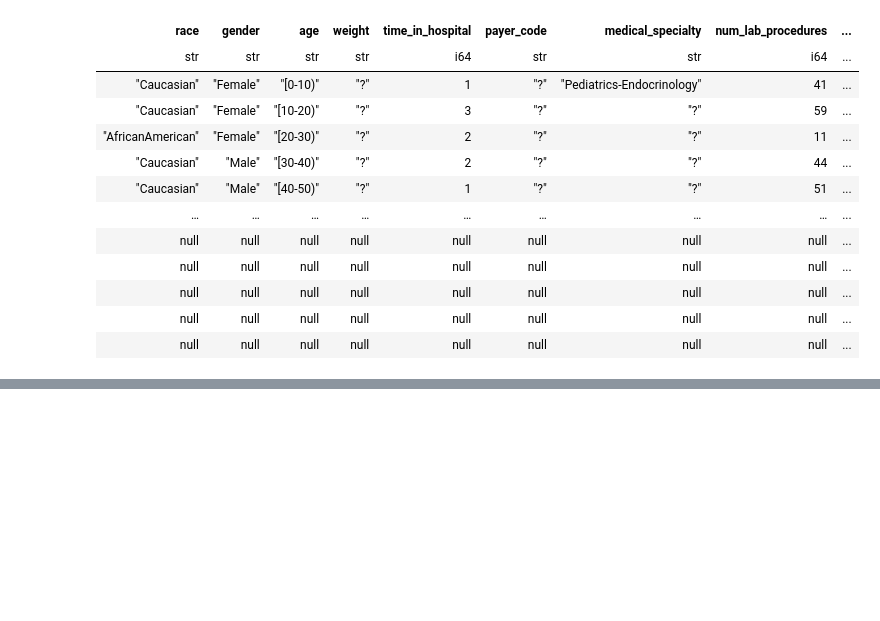
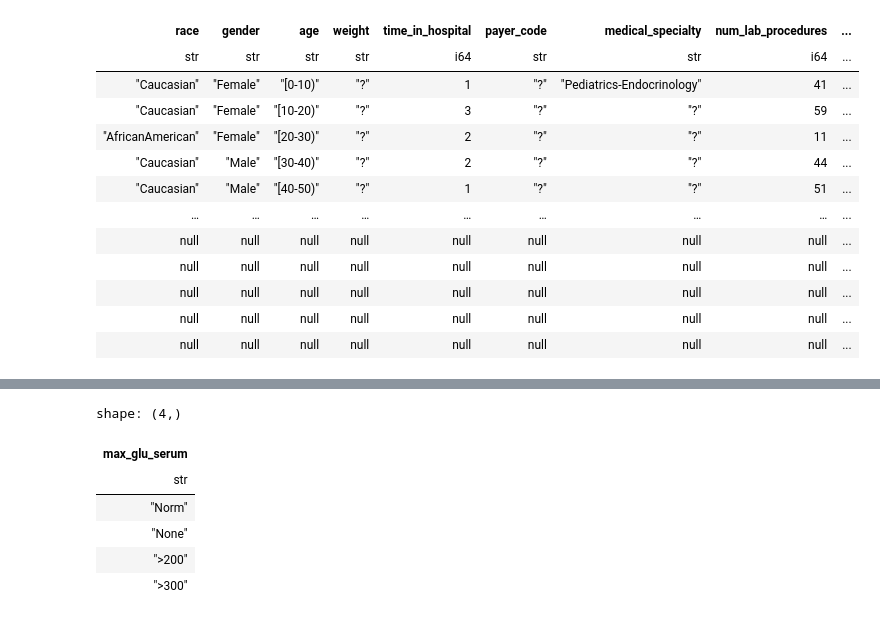
Before and after one commit to raginggoosedev/dataquest-2026, a Jupyter notebook: 01_preprocessing/02_cleaning.ipynb, the cells around one changed output, grey strips where cells are left out. Saved outputs shown, nothing was run; the diff lists cells and outputs as text; code cells hidden in the pictures; blank space fills up the shorter version.

```diff
--- a/01_preprocessing/02_cleaning.ipynb
+++ b/01_preprocessing/02_cleaning.ipynb
@@ -98,0 +115,10 @@ shape: (9, 49)
+# %%
+df['max_glu_serum'].unique()
+# %% [output]
+shape: (4,)
+| max_glu_serum |
+| str |
+| "Norm" |
+| "None" |
+| ">200" |
+| ">300" |
```
Also changed, not shown: parts of 6 cells of this notebook, 1 other file.
